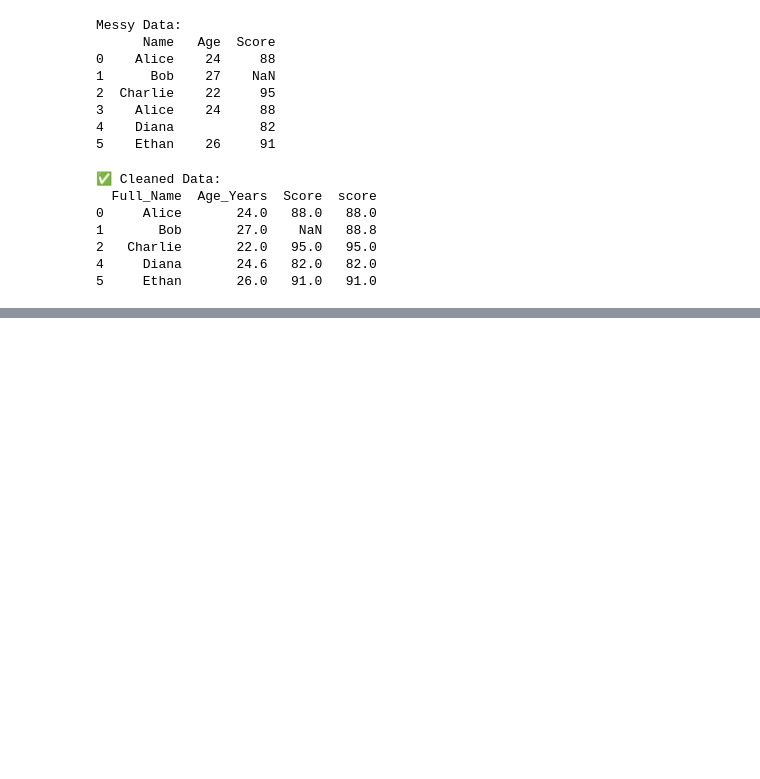
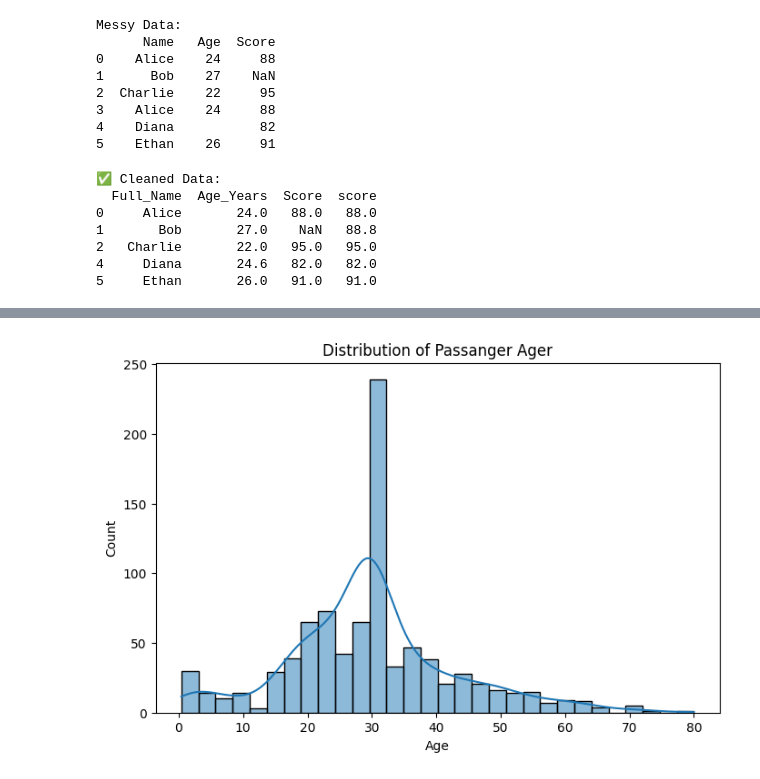
Before and after one commit to VougishTiger/jupyter-notebook, a Jupyter notebook: week_2/practice.ipynb, the cells around one changed output, grey strips where cells are left out. Drawn from its saved outputs; the diff is of its cells as text; code cells hidden in the pictures; blank space fills up the shorter version.

```diff
--- a/week_2/practice.ipynb
+++ b/week_2/practice.ipynb
@@ -54,0 +120,15 @@ data.to_csv("cleaned_data.csv", index=False)
+# %%
+import pandas as pd
+import matplotlib.pyplot as plt
+import seaborn as sns
+
+titanic= pd.read_csv("titanic_cleaned.csv")
+# %%
+plt.figure(figsize=(8,5))
+sns.histplot(titanic["Age"], bins=30, kde=True)
+plt.title("Distribution of Passanger Ager")
+plt.xlabel("Age")
+plt.ylabel("Count")
+plt.show()
+# %% [output]
+[figure, added]
```
Also changed, not shown: parts of 7 cells of this notebook, 2 other files.
